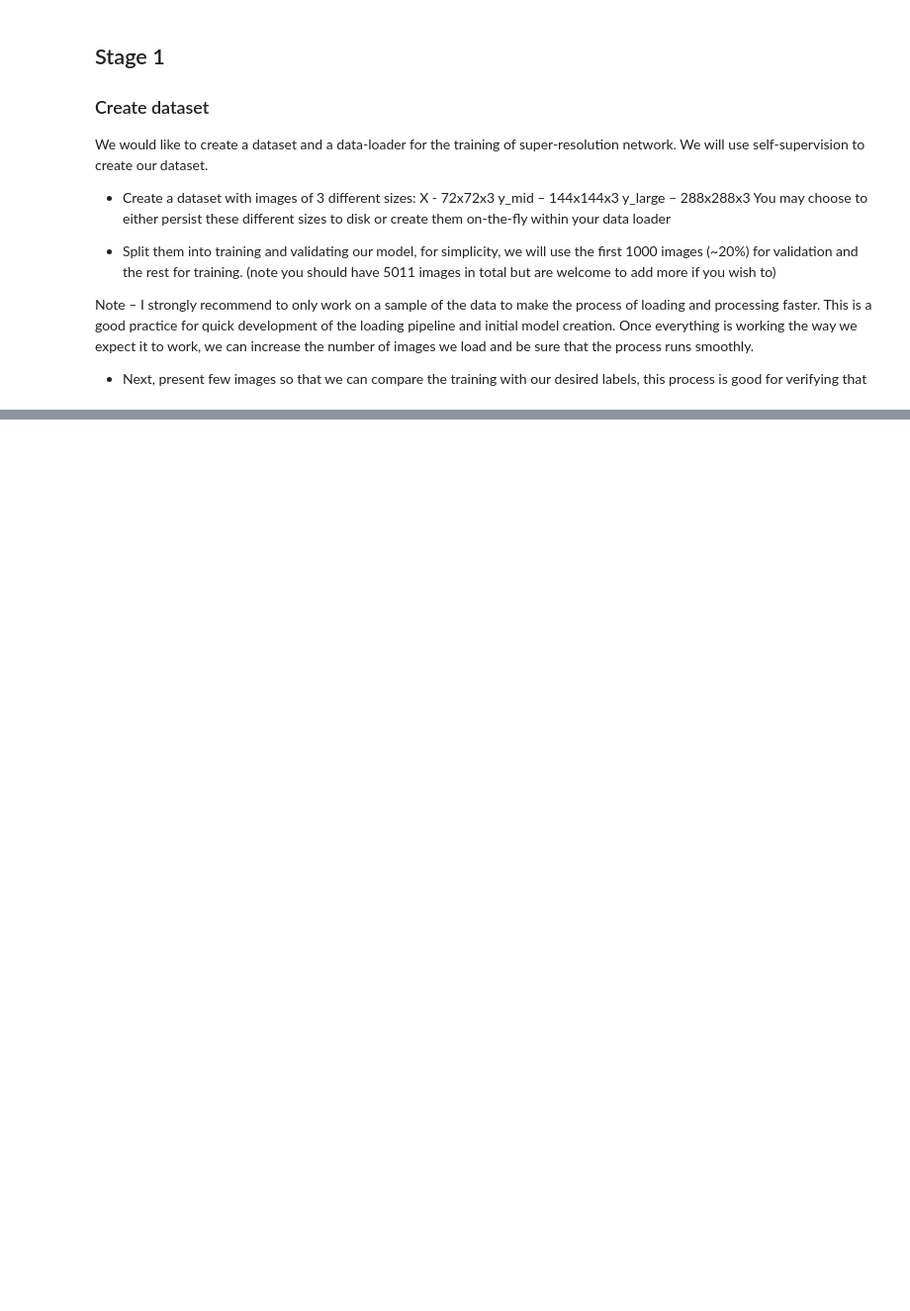
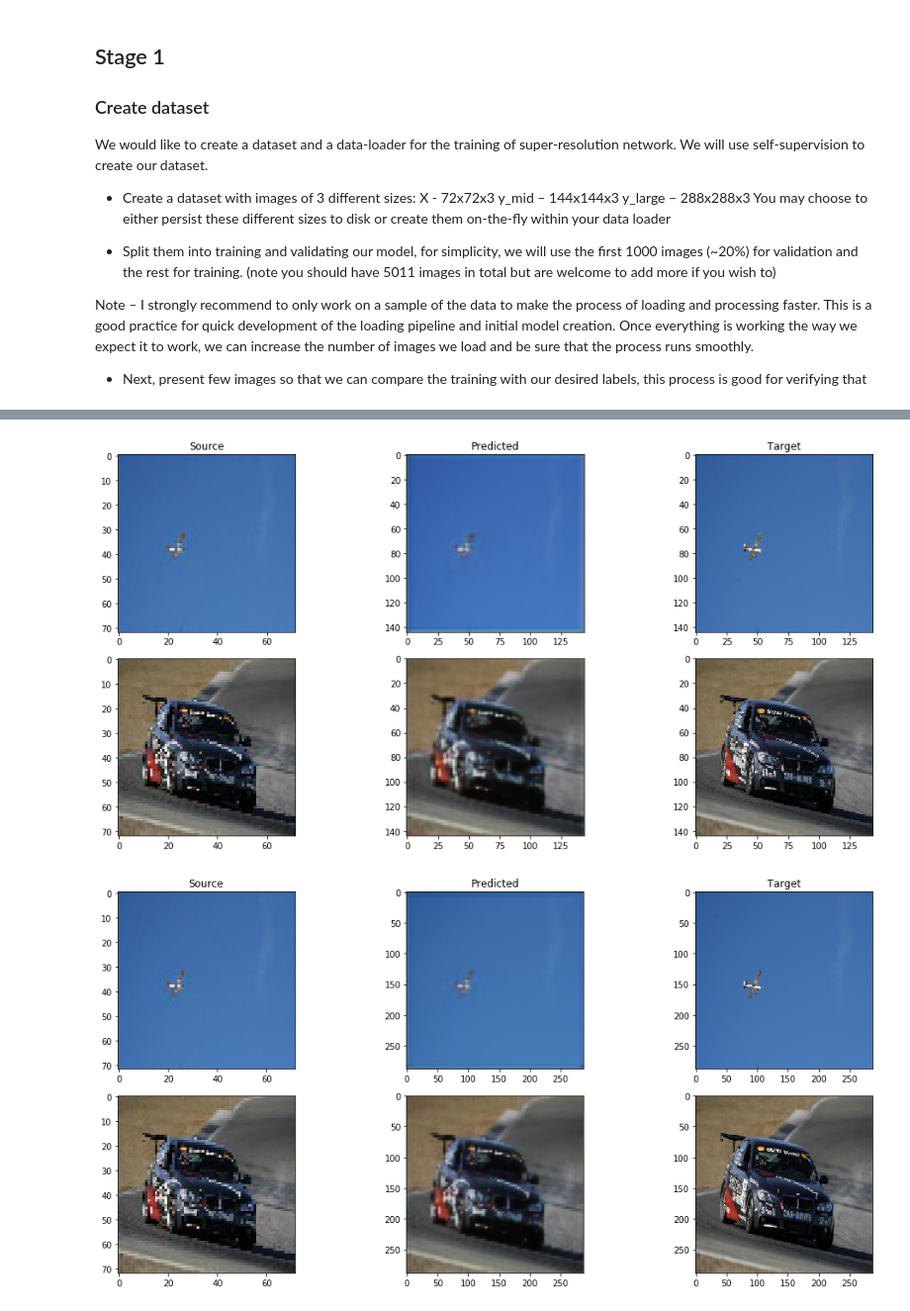
Before and after one commit to yaarams/yandex, a Jupyter notebook: dl/assignment4/image-super-resolution.ipynb, the cells around one changed output, grey strips where cells are left out. Shown at 99% size. Cells and saved outputs as stored; diff of their text form; code cells hidden in the pictures; blank space fills up the shorter version.

```diff
--- a/dl/assignment4/image-super-resolution.ipynb
+++ b/dl/assignment4/image-super-resolution.ipynb
@@ -129,0 +143,29 @@ plt.show()
+# %%
+reshape = lambda x, output_h_w: x.view(-1, output_h_w[0], output_h_w[1], 3)
+
+class Net1(nn.Module):
+  def __init__(self, out_channels, output_h_w):
+    super(Net1, self).__init__()
+    self.input_h_w = (input_size, input_size)
+    self.output_h_w = output_h_w
+    self.conv1 = nn.Conv2d(in_channels=3, out_channels=out_channels, padding = 1, kernel_size=3)
+    self.conv2 = nn.Conv2d(in_channels=out_channels, out_channels=out_channels, padding = 1, kernel_size=3)
+    self.final_conv = nn.Conv2d(in_channels=out_channels, out_channels=3, padding = 1, kernel_size=3)
+
+    self._initialize_weights()
+
+  def forward(self, x):
+    x = x.view(-1, 3, self.input_h_w[0], self.input_h_w[1]).float()
+    x = F.relu(self.conv1(x))
+    x = F.relu(self.conv2(x))
+    x = nn.functional.interpolate(x, self.output_h_w[1])
+    x = self.final_conv(x)
+    x = F.tanh(x)
+    x = torch.add(x, 1.)
+    x = torch.mul(x, 0.5)
+    return x
+
+  def _initialize_weights(self):
+    init.orthogonal_(self.conv1.weight, init.calculate_gain('relu'))
+    init.orthogonal_(self.conv2.weight, init.calculate_gain('relu'))
+    init.orthogonal_(self.final_conv.weight)
@@ -129,0 +254,19 @@ plt.show()
+# %%
+def plot_first_model(model, dataset):
+    fig, ax = plt.subplots(2, 3, figsize=(15, 7))
+    for row_idx, img_idx in enumerate([1, 5]):
+        source, target = dataset[img_idx]
+        predicted = model(source.to(device)).cpu().squeeze(0).float().detach()
+        ax[row_idx, 0].imshow(tensor_to_img(source))
+        ax[row_idx, 1].imshow(tensor_to_img(predicted))
+        ax[row_idx, 2].imshow(tensor_to_img(target))
+    for col, title in zip(ax[0], ['Source', 'Predicted', 'Target']):
+        col.set_title(title)
+    fig.tight_layout()
+    plt.show()
+
+plot_first_model(model1_med, test_med)
+plot_first_model(model1_large, test_large)
+# %% [output]
+[figure, added]
+[figure, added]
```
Also changed, not shown: parts of 27 cells of this notebook.
